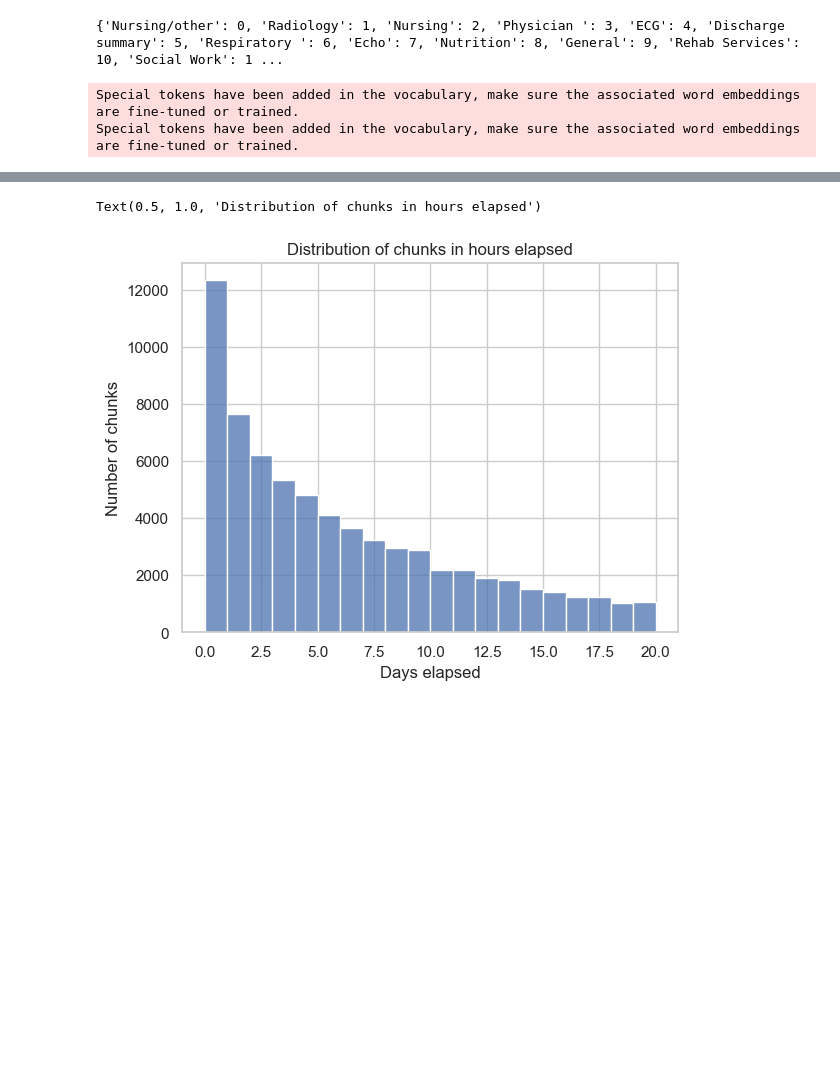
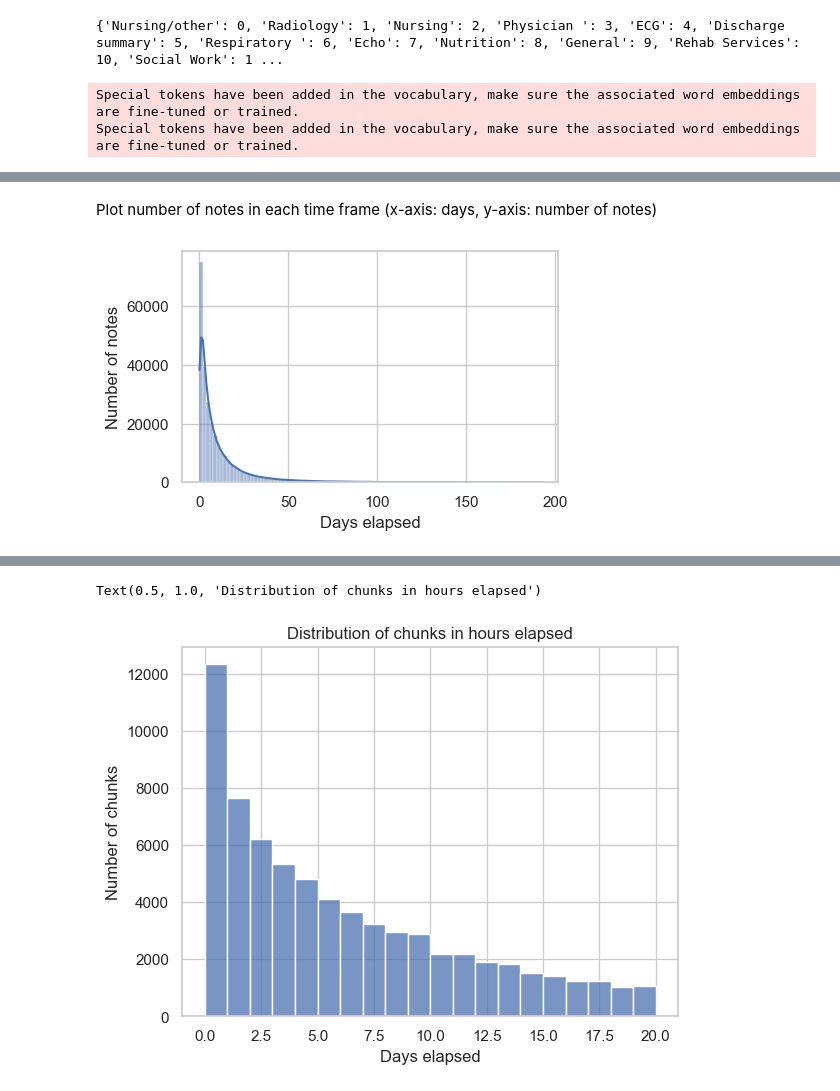
Before and after one commit to mireiahernandez/icd-continuous-prediction, a Jupyter notebook: temporal_data_analysis.ipynb, the cells around one changed output, grey strips where cells are left out. Saved outputs shown, nothing was run; the diff lists cells and outputs as text; code cells hidden in the pictures; blank space fills up the shorter version.

Commit message:
added new  graphs for report

```diff
--- a/temporal_data_analysis.ipynb
+++ b/temporal_data_analysis.ipynb
@@ -145,0 +144,27 @@ for i in tqdm(range(len(validation_set))):
+# %%
+# save results to json
+results = {
+    "hours_elapsed_list" : hours_elapsed_list,
+    "categories_list" : categories_list,
+    "seq_ids_list" : seq_ids_list,
+    "note_ids_list" : note_ids_list,
+    "note_hours_elapsed_list" : note_hours_elapsed_list
+}
+with open(os.path.join("", f"temporal_analysis_results.json"), "w") as f:
+    json.dump(results, f)
+# %%
+# load results from json
+import json
+import os
+results = json.load(open(os.path.join("", f"temporal_analysis_results.json"), "r"))
+hours_elapsed_list = results["hours_elapsed_list"]
+categories_list = results["categories_list"]
+seq_ids_list = results["seq_ids_list"]
+note_ids_list = results["note_ids_list"]
+note_hours_elapsed_list = results["note_hours_elapsed_list"]
+# %% [markdown]
+Plot number of notes in each time frame (x-axis: days, y-axis: number of notes)
+# %%
+note_days_elapsed_list = []
+for x in note_hours_elapsed_list:
+    note_days_elapsed_list.extend([i/24 for i in x])
@@ -145,0 +214,19 @@ for i in tqdm(range(len(validation_set))):
+# %%
+# plot the distribution of number of notes versus hours elapsed
+# x-axis: days elapsed
+# y-axis: total number of notes in that time range
+sns.set_theme(style="whitegrid")
+plt.figure(figsize=set_size(438.17227))
+# hist plot of days elapsed
+# convert hours elapsed to days elapsed
+note_days_elapsed_list = []
+for x in note_hours_elapsed_list:
+    note_days_elapsed_list.extend([i/24 for i in x])
+
+sns.histplot(data=note_days_elapsed_list, bins=100,kde=True)
+plt.xlabel("Days elapsed")
+plt.ylabel("Number of notes")
+plt.savefig("figures/3_2_number_of_notes.png", bbox_inches = "tight")
+plt.show()
+# %% [output]
+[figure, added]
```
Also changed, not shown: parts of 13 cells of this notebook.
